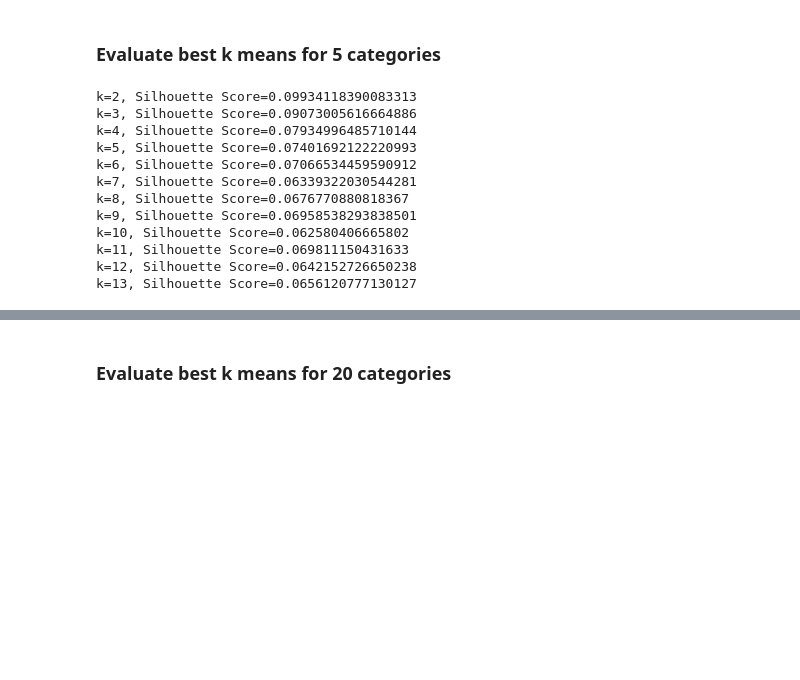
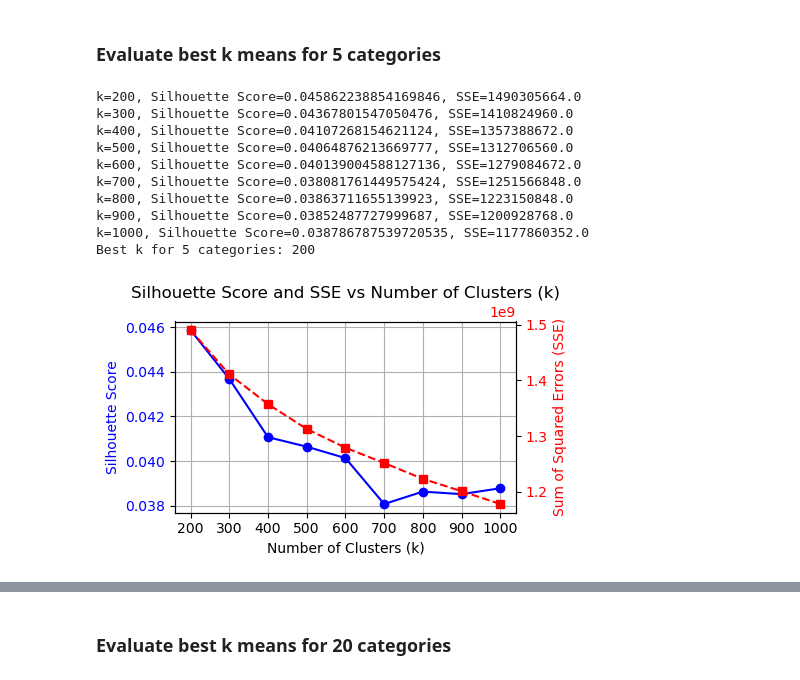
Before and after one commit to JoostKeiren/vision-and-image-proccessing-assingment-4-re-exam, a Jupyter notebook: A4.ipynb, the cells around one changed output, grey strips where cells are left out. Cells and saved outputs as stored; diff of their text form; code cells hidden in the pictures; blank space fills up the shorter version.

```diff
--- a/A4.ipynb
+++ b/A4.ipynb
@@ -193,7 +193,7 @@ The Silhouette score is a metric used to evaluate the quality of clustering. It
 from sklearn.decomposition import PCA
 
 scores_5_cat = []
-
+sse_5_cat = []
 def evaluate_k_means(descriptors, k_values):
     best_k = None
     best_score = -1
@@ -202,7 +202,10 @@ def evaluate_k_means(descriptors, k_values):
         labels = kmeans.labels_
         score = silhouette_score(descriptors, labels)
         scores_5_cat.append(score)
-        print(f'k={k}, Silhouette Score={score}')
+        sse = kmeans.inertia_ # Sum of squared distances of samples to their closest cluster center.
+        sse_5_cat.append(sse)
+
+        print(f'k={k}, Silhouette Score={score}, SSE={sse}')
         if score > best_score:
             best_score = score
             best_k = k
@@ -212,22 +215,45 @@ def evaluate_k_means(descriptors, k_values):
 pca = PCA(n_components=50)
 reduced_descriptors = pca.fit_transform(train_descriptors_matrix_small)
 
-k_values_5cat = range(2, 20, 1)
+k_values_5cat = range(200, 1001, 100)
 best_k_5cat = evaluate_k_means(reduced_descriptors, k_values_5cat)
 print(f'Best k for 5 categories: {best_k_5cat}')
 # %% [output]
-k=2, Silhouette Score=0.09934118390083313
-k=3, Silhouette Score=0.09073005616664886
-k=4, Silhouette Score=0.07934996485710144
-k=5, Silhouette Score=0.07401692122220993
-k=6, Silhouette Score=0.07066534459590912
-k=7, Silhouette Score=0.06339322030544281
-k=8, Silhouette Score=0.0676770880818367
-k=9, Silhouette Score=0.06958538293838501
-k=10, Silhouette Score=0.062580406665802
-k=11, Silhouette Score=0.069811150431633
-k=12, Silhouette Score=0.0642152726650238
-k=13, Silhouette Score=0.0656120777130127
+k=200, Silhouette Score=0.045862238854169846, SSE=1490305664.0
+k=300, Silhouette Score=0.04367801547050476, SSE=1410824960.0
+k=400, Silhouette Score=0.04107268154621124, SSE=1357388672.0
+k=500, Silhouette Score=0.04064876213669777, SSE=1312706560.0
+k=600, Silhouette Score=0.040139004588127136, SSE=1279084672.0
+k=700, Silhouette Score=0.038081761449575424, SSE=1251566848.0
+k=800, Silhouette Score=0.03863711655139923, SSE=1223150848.0
+k=900, Silhouette Score=0.03852487727999687, SSE=1200928768.0
+k=1000, Silhouette Score=0.038786787539720535, SSE=1177860352.0
+Best k for 5 categories: 200
+# %%
+fig, ax1 = plt.subplots(figsize=(5, 3))
+
+# Plot Silhouette Score
+ax1.plot(k_values_5cat, scores_5_cat, marker='o', linestyle='-', color='b', label='Silhouette Score')
+ax1.set_xlabel('Number of Clusters (k)')
+ax1.set_ylabel('Silhouette Score', color='b')
+ax1.tick_params(axis='y', labelcolor='b')
+ax1.set_xticks(k_values_5cat)
+ax1.grid(True)
+
+# Create a second y-axis for SSE
+ax2 = ax1.twinx()
+ax2.plot(k_values_5cat, sse_5_cat, marker='s', linestyle='--', color='r', label='SSE')
+ax2.set_ylabel('Sum of Squared Errors (SSE)', color='r')
+ax2.tick_params(axis='y', labelcolor='r')
+
+# Add a title
+plt.title('Silhouette Score and SSE vs Number of Clusters (k)')
+
+# Show the plot
+fig.tight_layout()
+plt.show()
+# %% [output]
+[figure, added]
 # %%
 import matplotlib.pyplot as plt
 
```
Also changed, not shown: parts of 4 cells of this notebook.
